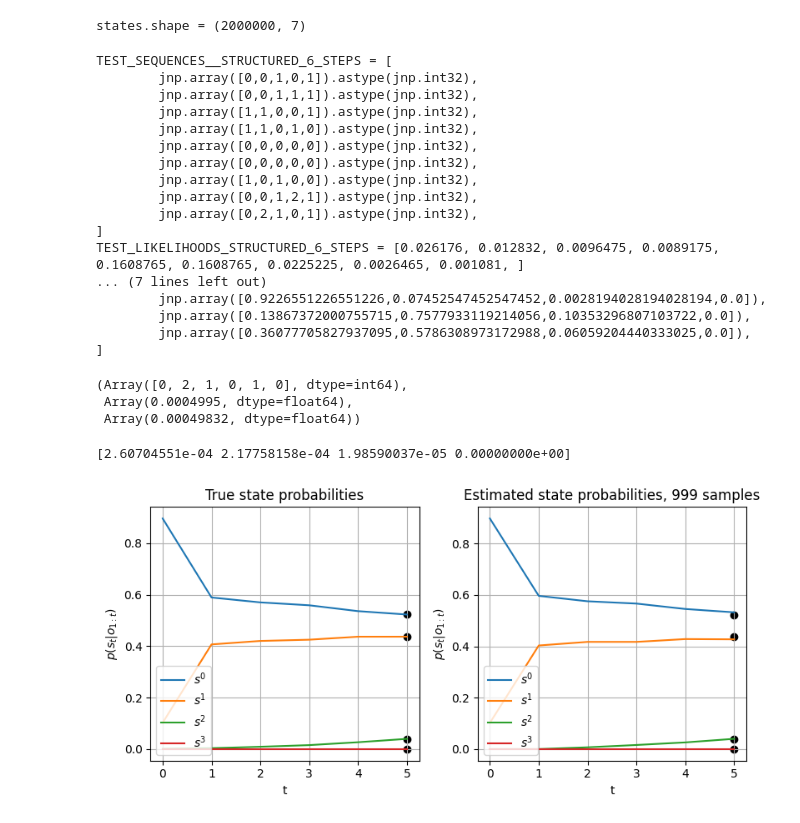
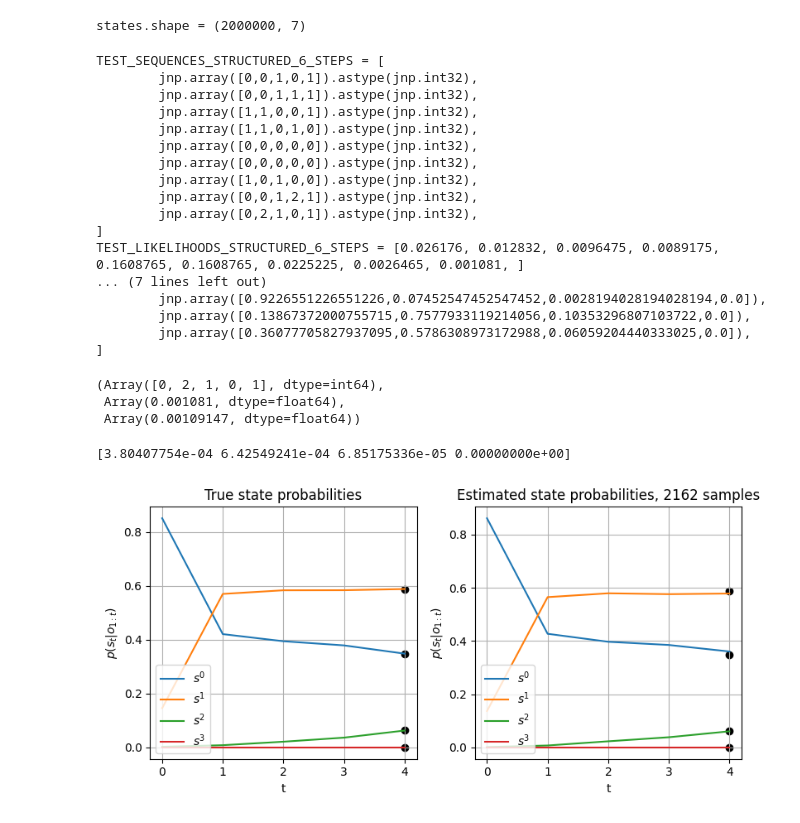
Before and after one commit to tobias-heinzle/BaumWelchJax, a Jupyter notebook: notebooks/prepare_test_data.ipynb, the cells around one changed output. Drawn from its saved outputs; the diff is of its cells as text; code cells hidden in the pictures.

Commit message:
FIX tests for forward_backward: correct tests for computing xi (test data was sampled incorrectly)

```diff
--- a/notebooks/prepare_test_data.ipynb
+++ b/notebooks/prepare_test_data.ipynb
@@ -10,13 +10,10 @@ import matplotlib.pyplot as plt
 jax.config.update("jax_enable_x64", True)
 # jnp.set_printoptions(precision=3)
 # %%
-seed = 0
 n = 4 # Number of states
 m = 3 # Number of observations
+seed = 0
 
-seed = 0
-n = 4 # Number of states
-m = 3 # Number of observations
 # Construct a transition matrix that stays in the same state with 99% probability and transitions to the next with 1%
 T = 0.95 * jnp.eye(n, dtype=jnp.float64)
 T = T + 0.05 * jnp.eye(n, k=1)
@@ -37,20 +34,17 @@ O = O.at[n-1].set(0.0)
 O = O.at[n-1, m-1].set(1.0)
 O = O / jnp.sum(O, axis=-1)[:,None]
 
-# Construct a transition matrix that stays in the same state with 99% probability and transitions to the next with 1%
 # T = jax.random.uniform(key(0), (n,n))
 # T = T / jnp.sum(T, axis=-1)[:,None]
-print('T_TEST_STRUCTURED = jnp.array([\n\t' + ',\n\t'.join([ str([float(v) for v in row]) for row in T]) + '\n])')
+print('T_TEST = jnp.array([\n\t' + ',\n\t'.join([ str([float(v) for v in row]) for row in T]) + '\n])')
 
-# Construct an initial state distribution where the earlier states are more likely
-# mu = jax.random.uniform(key(1), (n))
+# mu = jax.random.uniform(key(1), (n)) # key(5) for DIFFERENT_MU
 # mu = mu / jnp.sum(mu)
-print('MU_TEST_STRUCTURED = jnp.array([' + ', '.join([str(float(v)) for v in mu]) + '])')
+print('MU_TEST_DIFFERENT = jnp.array([' + ', '.join([str(float(v)) for v in mu]) + '])')
 
-# Construct a noisy observation matrix
 # O = jax.random.uniform(key(2), (n,m))
 # O = O / jnp.sum(O, axis=-1)[:,None]
-print('O_TEST_STRUCTURED = jnp.array([\n\t' + ',\n\t'.join([ str([float(v) for v in row]) for row in O]) + '\n])')
+print('O_TEST = jnp.array([\n\t' + ',\n\t'.join([ str([float(v) for v in row]) for row in O]) + '\n])')
 
 print("T row sums:", jnp.sum(T, axis=-1),
       "\nO row sums:", jnp.sum(O, axis=-1),
@@ -89,12 +83,13 @@ plt.show()
 [figure]
 # %%
 from baum_welch_jax.algorithms import generate_sequence
+from baum_welch_jax.models import HiddenMarkovParameters
 
 n_sequences = 2_000_000
 len_sequence = 7
 rng_key, *sequence_keys = split(key(seed), 1 + n_sequences)
 
-generate = jax.jit(lambda _key: generate_sequence(_key, T, O, mu, len_sequence))
+generate = jax.jit(lambda _key: generate_sequence(_key, HiddenMarkovParameters(T, O, mu), len_sequence))
 
 states, observations = jax.vmap(generate)(jnp.array(sequence_keys))
 
@@ -106,7 +101,7 @@ from baum_welch_jax.algorithms import log_likelihood
 
 sampled_llhood = 'TEST_LIKELIHOODS_STRUCTURED_6_STEPS = ['
 final_state_distr = 'FINAL_STATE_DISTR_STRUCTURED_6_STEPS = [\n'
-test_sequences = 'TEST_SEQUENCES__STRUCTURED_6_STEPS = [\n'
+test_sequences = 'TEST_SEQUENCES_STRUCTURED_6_STEPS = [\n'
 
 state_distr_list = []
 cutoff = 5
@@ -151,7 +146,7 @@ print(test_sequences)
 print(sampled_llhood)
 print(final_state_distr)
 # %% [output]
-TEST_SEQUENCES__STRUCTURED_6_STEPS = [
+TEST_SEQUENCES_STRUCTURED_6_STEPS = [
         jnp.array([0,0,1,0,1]).astype(jnp.int32),
         jnp.array([0,0,1,1,1]).astype(jnp.int32),
         jnp.array([1,1,0,0,1]).astype(jnp.int32),
@@ -169,44 +164,44 @@ TEST_LIKELIHOODS_STRUCTURED_6_STEPS = [0.026176, 0.012832, 0.0096475, 0.0089175,
         jnp.array([0.36077705827937095,0.5786308973172988,0.06059204440333025,0.0]),
 ]
 # %%
-log_state_distr, log_llhood = log_likelihood(test_seq, T, O, mu, return_stats=True)
+log_state_distr, log_llhood = log_likelihood(test_seq, HiddenMarkovParameters(T, O, mu), return_stats=True)
 display((test_seq, sampled_likelihood, jnp.exp(log_llhood[-1])))
 print(jnp.exp(log_state_distr))
 # %% [output]
-(Array([0, 2, 1, 0, 1, 0], dtype=int64),
- Array(0.0004995, dtype=float64),
- Array(0.00049832, dtype=float64))
+(Array([0, 2, 1, 0, 1], dtype=int64),
+ Array(0.001081, dtype=float64),
+ Array(0.00109147, dtype=float64))
-[2.60704551e-04 2.17758158e-04 1.98590037e-05 0.00000000e+00]
+[3.80407754e-04 6.42549241e-04 6.85175336e-05 0.00000000e+00]
 # %%
 from jax.scipy.special import logsumexp
 from baum_welch_jax.algorithms import forward_backward
 
 
-gamma, xi = forward_backward(test_seq, T, O , mu, mode='regular')
+gamma, xi = forward_backward(test_seq, HiddenMarkovParameters(T, O , mu), mode='regular')
 
 fig, ax = plt.subplots(1, 2)
 fig.set_size_inches(8,4)
 
-cutoff = 6
+cutoff = 5
 
 for k, row in enumerate((gamma / jnp.sum(gamma, axis=-1)[:, None]).T):
     ax[0].plot(row[:cutoff], label=f"$s^{k}$")
 ax[0].set_title("True state probabilities")
 
 for k, row in enumerate(state_distr):
     ax[1].plot(row[:cutoff], label=f"$s^{k}$")
 ax[1].set_title("Estimated state probabilities" + f", {len(filtered_states)} samples")
 
 for k in (0,1):
     ax[k].set_xlabel("t")
     ax[k].set_ylabel("$p(s_t | o_{1:t})$")
     ax[k].grid()
     ax[k].legend(loc="lower left")
     ax[k].scatter(jnp.ones(n) * (cutoff -1), jnp.exp(log_state_distr - logsumexp(log_state_distr)), color='black')
 
 plt.tight_layout()
 plt.show()
 # %% [output]
-[figure, old version]
+[figure, new version]
 # %%
 print('STATE_DISTR_STRUCTURED_6_STEPS = [')
```
Also changed, not shown: parts of 5 cells of this notebook, 3 other files.
